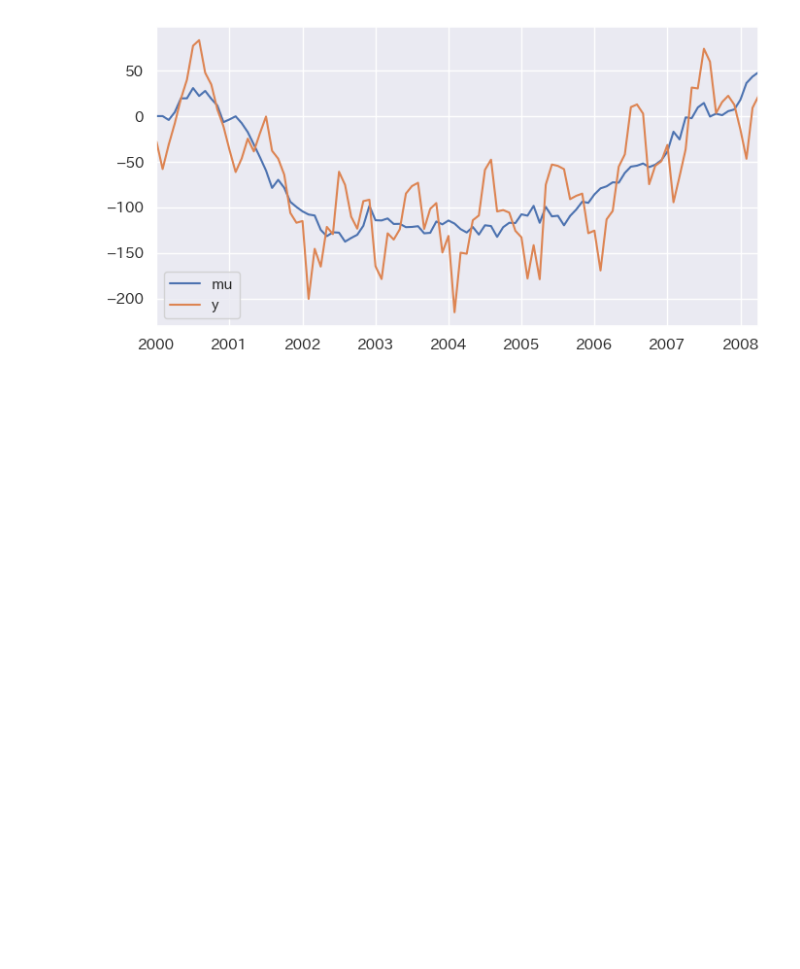
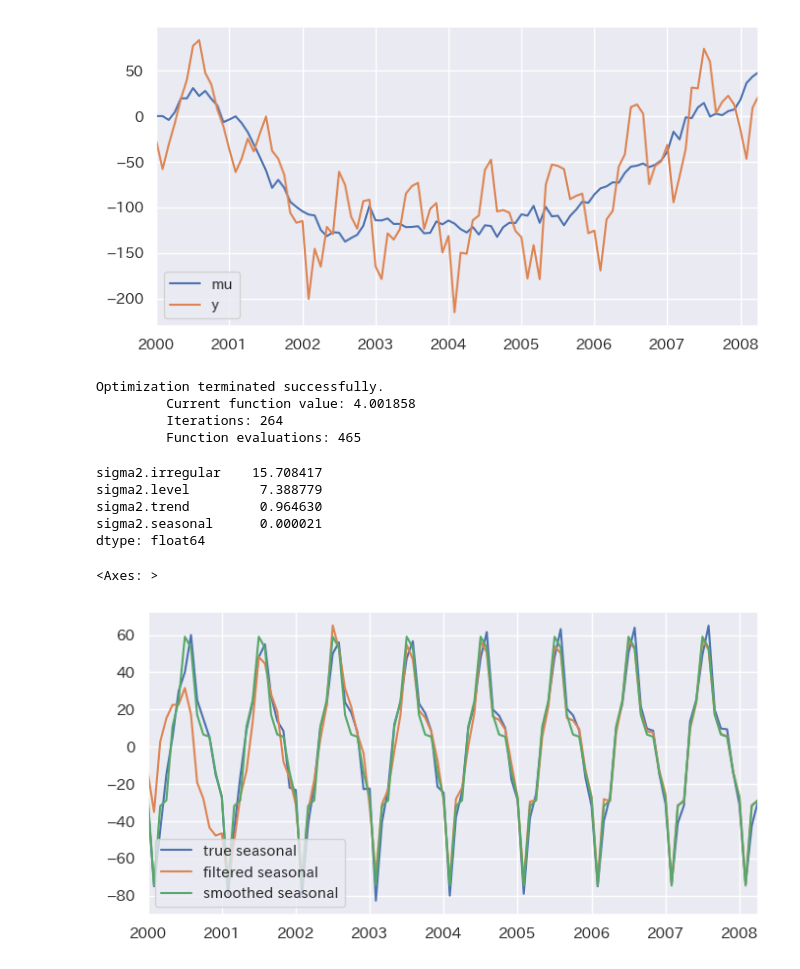
Before and after one commit to maton369/Python_Time_Series_Intro, a Jupyter notebook: 5-5-基本構造時系列モデル.ipynb, the cells around one changed output. Saved outputs shown, nothing was run; the diff lists cells and outputs as text; code cells hidden in the pictures; blank space fills up the shorter version.

```diff
--- a/5-5-基本構造時系列モデル.ipynb
+++ b/5-5-基本構造時系列モデル.ipynb
@@ -988,3 +988,82 @@ bsts_df[["mu", "y"]].plot()
 # %% [output]
 <Axes: >
 [figure]
+# %%
+# ======================================================
+# 🎯 季節変動ありのローカル線形トレンドモデル（BSTS型）
+# ======================================================
+
+# ------------------------------------------------------
+# 🔹 1. モデルの定義
+# ------------------------------------------------------
+mod_bsts = tsa.UnobservedComponents(
+    bsts_df["y"],  # 対象データ（観測系列）
+    level="local linear trend",  # 水準＋ドリフトの2階ランダムウォーク構造
+    seasonal=12,  # 季節成分（周期12：月次データを想定）
+)
+
+# ------------------------------------------------------
+# 🔹 2. パラメータの推定（最尤法）
+# ------------------------------------------------------
+# Nelder-Mead法による最適化を実施し、分散パラメータを推定
+res_bsts = mod_bsts.fit(
+    method="nm", maxiter=2000  # Nelder-Mead法を使用  # 最大繰り返し回数を2000に設定
+)
+
+# ------------------------------------------------------
+# ✅ コメント（GitHubレビュー用）
+# ------------------------------------------------------
+# 「季節変動ありのローカル線形トレンドモデル」は、
+# 状態空間表現を持つ構造時系列モデル（Structural Time Series Model）の一種である。
+#
+# 数式表現は以下の通り：
+#
+# $$
+# \begin{aligned}
+# y_t &= \mu_t + s_t + \varepsilon_t, \quad \varepsilon_t \sim N(0, \sigma_\varepsilon^2) \\
+# \mu_t &= \mu_{t-1} + \delta_{t-1} + \eta_t, \quad \eta_t \sim N(0, \sigma_\eta^2) \\
+# \delta_t &= \delta_{t-1} + \zeta_t, \quad \zeta_t \sim N(0, \sigma_\zeta^2) \\
+# s_t &= -\sum_{i=1}^{m-1} s_{t-i} + \omega_t, \quad \omega_t \sim N(0, \sigma_\omega^2)
+# \end{aligned}
+# $$
+#
+# ・$\mu_t$：水準（level）
+# ・$\delta_t$：トレンド（drift）
+# ・$s_t$：季節成分（周期 $m=12$）
+# ・$\varepsilon_t$：観測誤差
+#
+# このモデルは、「BSTS（Bayesian Structural Time Series）」や
+# 「ローカル線形トレンド＋季節成分モデル」として知られ、
+# カルマンフィルタを用いることで非定常な構造変化を含む時系列の
+# 平滑化・予測・分解が可能である。
+# %% [output]
+Optimization terminated successfully.
+         Current function value: 4.001858
+         Iterations: 264
+         Function evaluations: 465
+# %%
+# 参考：推定された分散の平方根
+np.sqrt(res_bsts.params)
+# %% [output]
+sigma2.irregular    15.708417
+sigma2.level         7.388779
+sigma2.trend         0.964630
+sigma2.seasonal      0.000021
+dtype: float64
+# %%
+# フィルタ化推定量・平滑化推定量を合わせて図示
+
+# DataFrameにまとめる
+plot_df = pd.DataFrame(
+    {
+        "true seasonal": bsts_df["s"],
+        "filtered seasonal": res_bsts.seasonal["filtered"],
+        "smoothed seasonal": res_bsts.seasonal["smoothed"],
+    }
+)
+
+# 可視化
+plot_df.plot()
+# %% [output]
+<Axes: >
+[figure, added]
```
Also changed, not shown: parts of 2 cells of this notebook.
